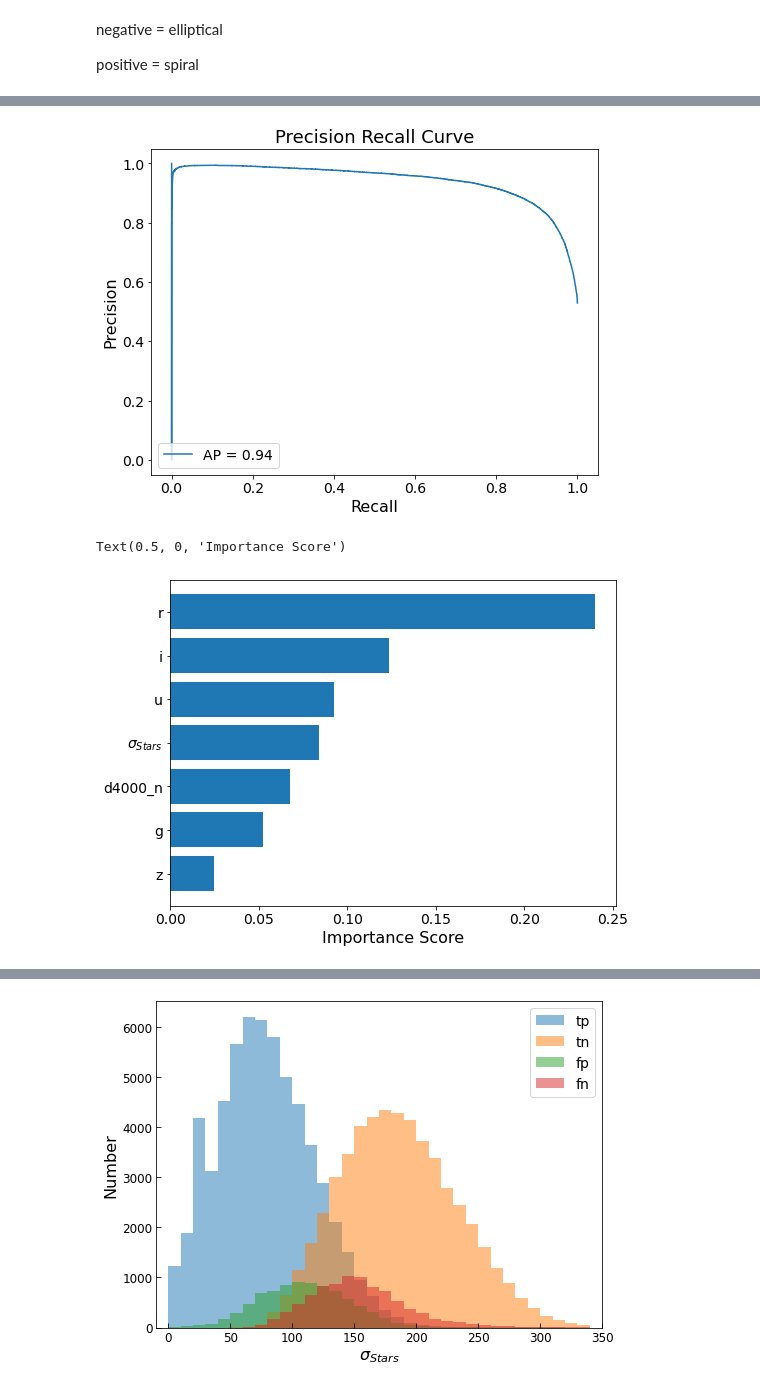
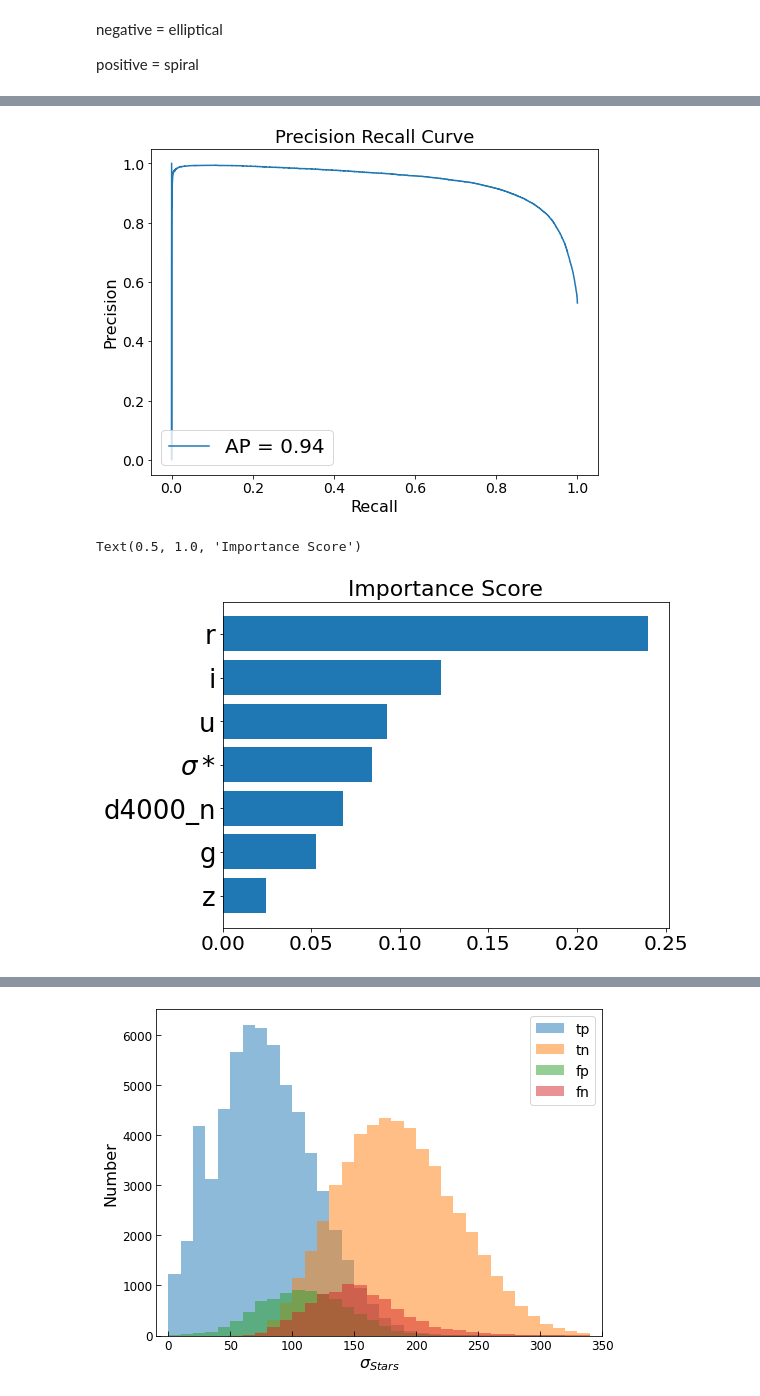
Before and after one commit to supakarn-t/Classify-Galaxy-by-SVM, a Jupyter notebook: SVM_7feature.ipynb, the cells around one changed output, grey strips where cells are left out. Saved outputs shown, nothing was run; the diff lists cells and outputs as text; code cells hidden in the pictures.

```diff
--- a/SVM_7feature.ipynb
+++ b/SVM_7feature.ipynb
@@ -177,11 +177,11 @@ fpr, tpr, _ = roc_curve(y_test, y_score, pos_label=svm.classes_[1])
 roc_auc = metrics.auc(fpr, tpr)
 roc_display = RocCurveDisplay(fpr=fpr, tpr=tpr, roc_auc=roc_auc).plot(ax=ax)
 
-plt.rcParams.update({'font.size': 14})
-plt.xlabel('True Positive rate', fontdict={'size':'16'})
-plt.ylabel('False Positive rate', fontdict={'size':'16'})
-plt.tick_params(axis='both', labelsize=14)
-plt.title('ROC Curve', size=18)
+plt.rcParams.update({'font.size': 20})
+plt.xlabel('True Positive rate', fontdict={'size':'20'})
+plt.ylabel('False Positive rate', fontdict={'size':'20'})
+plt.tick_params(axis='both', labelsize=20)
+plt.title('ROC Curve', size=20)
 
 plt.show()
 # %% [output]
@@ -205,11 +205,11 @@ plt.title('Precision Recall Curve', size=18)
 
 plt.show()
 # %% [output]
-[figure, old version]
+[figure, new version]
 # %%
 from sklearn.inspection import permutation_importance
 
-feature_names = ['d4000_n', '$\sigma_{Stars}$', 'u', 'g', 'r', 'i', 'z']
+feature_names = ['d4000_n', '$\sigma*$', 'u', 'g', 'r', 'i', 'z']
 features = np.array(feature_names)
 # %%
 # perm_importance = permutation_importance(svm, X_test, y_test)
@@ -223,15 +223,16 @@ perm_imp = pickle.load(read_imp)
 # %%
 sorted_idx = perm_imp.importances_mean.argsort()
 
 plt.figure(figsize=(8, 6), facecolor='none')
 
 plt.barh(features[sorted_idx], perm_imp.importances_mean[sorted_idx])
 
-plt.tick_params(axis='both', labelsize=14)
-plt.xlabel('Importance Score', size=16)
+plt.tick_params(axis='both', labelsize=20)
+plt.tick_params(axis='y', labelsize=26)
+plt.title("Importance Score", size=22)
 # %% [output]
-Text(0.5, 0, 'Importance Score')
+Text(0.5, 1.0, 'Importance Score')
-[figure, old version]
+[figure, new version]
 # %%
 def tn_tp_fn_fp(xlim, xticks, xlabel, pos):
     plt.figure(figsize=(8, 6), facecolor='none')
```
Also changed, not shown: parts of 3 cells of this notebook.
